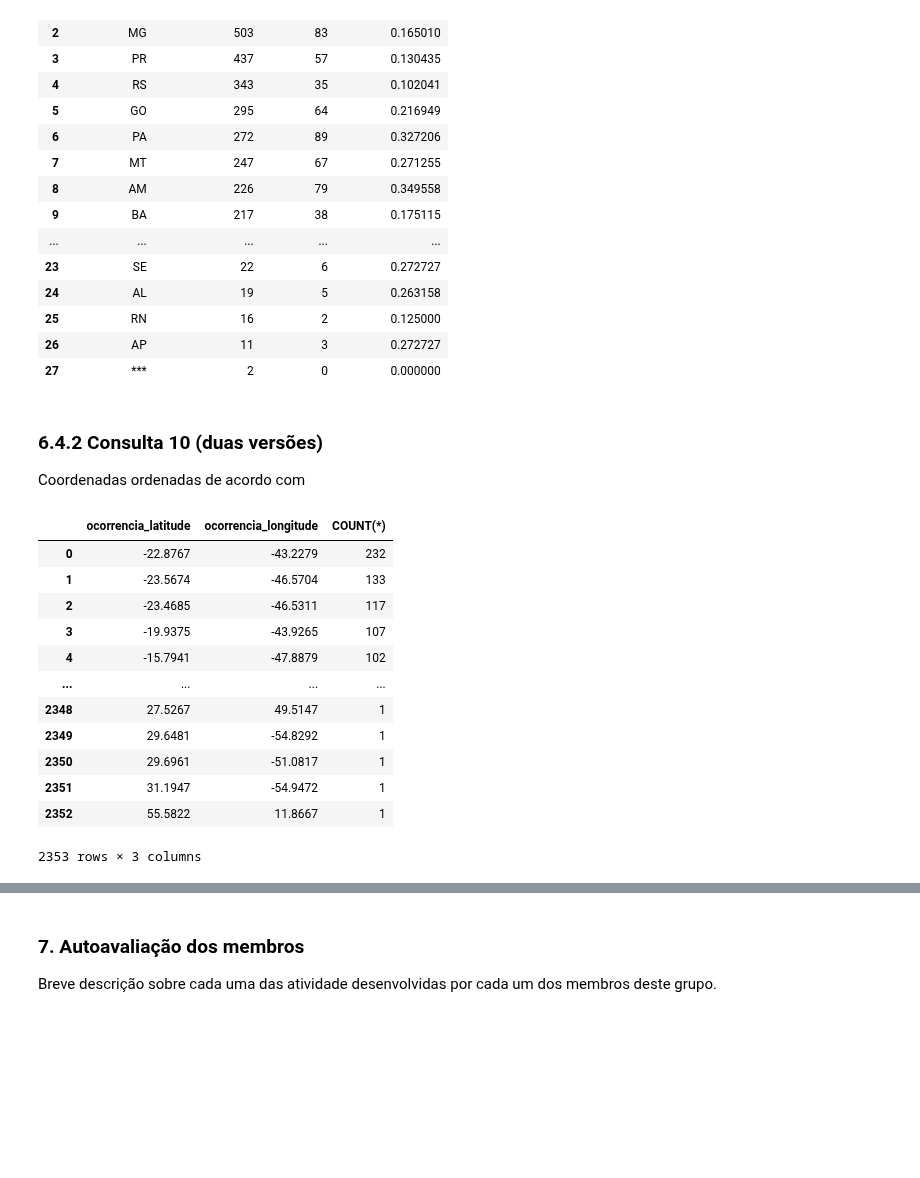
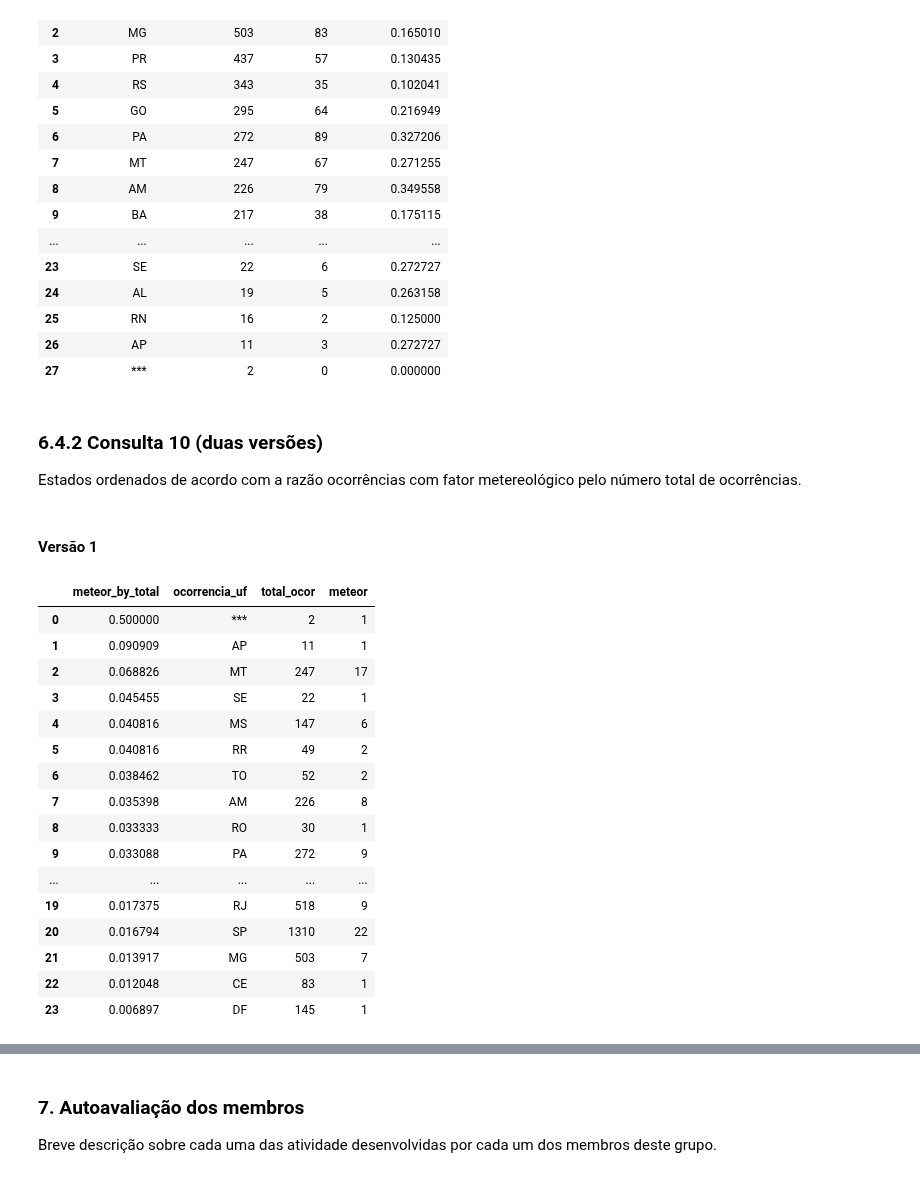
Before and after one commit to otavio-silva/IBD-TP2, a Jupyter notebook: code/TrabalhoPratico02.ipynb, the cells around one changed output, grey strips where cells are left out. Cells and saved outputs as stored; diff of their text form; code cells hidden in the pictures; blank space fills up the shorter version.

```diff
--- a/code/TrabalhoPratico02.ipynb
+++ b/code/TrabalhoPratico02.ipynb
@@ -862,30 +862,4 @@ pd.read_sql(query, conn)
 | 27 | *** | 2 | 0 | 0.000000 |
 # %% [markdown]
 ### 6.4.2 Consulta 10 (duas versões)
-Coordenadas ordenadas de acordo com
+Estados ordenados de acordo com a razão ocorrências com fator metereológico pelo número total de ocorrências.
-# %%
-# Versao 1
-query = """
-    SELECT ocorrencia_latitude,
-           ocorrencia_longitude,
-           COUNT(*)
-    FROM Ocorrencias
-    GROUP BY ocorrencia_latitude, ocorrencia_longitude
-    ORDER BY 3 desc
-"""
-
-pd.read_sql(query, conn)
-# %% [output]
-|  | ocorrencia_latitude | ocorrencia_longitude | COUNT(*) |
-| 0 | -22.8767 | -43.2279 | 232 |
-| 1 | -23.5674 | -46.5704 | 133 |
-| 2 | -23.4685 | -46.5311 | 117 |
-| 3 | -19.9375 | -43.9265 | 107 |
-| 4 | -15.7941 | -47.8879 | 102 |
-| ... | ... | ... | ... |
-| 2348 | 27.5267 | 49.5147 | 1 |
-| 2349 | 29.6481 | -54.8292 | 1 |
-| 2350 | 29.6961 | -51.0817 | 1 |
-| 2351 | 31.1947 | -54.9472 | 1 |
-| 2352 | 55.5822 | 11.8667 | 1 |
-2353 rows × 3 columns
@@ -893,0 +866,38 @@ pd.read_sql(query, conn)
+# %% [markdown]
+#### Versão 1
+# %%
+query = """
+    SELECT COUNT(*)/CAST(total_ocor as float) as meteor_by_total,
+           ocorrencia_uf,
+           total_ocor,
+           COUNT(*) as meteor
+    FROM Ocorrencias NATURAL JOIN FatoresContribuintes NATURAL JOIN
+    (
+        SELECT COUNT(*) AS total_ocor, ocorrencia_uf
+        FROM Ocorrencias
+        GROUP BY ocorrencia_uf
+    )
+    WHERE fator_nome = 'CONDIÇÕES METEOROLÓGICAS ADVERSAS'
+    GROUP BY ocorrencia_uf
+    ORDER BY meteor_by_total desc
+"""
+
+pd.read_sql(query, conn)
+# %% [output]
+|  | meteor_by_total | ocorrencia_uf | total_ocor | meteor |
+| 0 | 0.500000 | *** | 2 | 1 |
+| 1 | 0.090909 | AP | 11 | 1 |
+| 2 | 0.068826 | MT | 247 | 17 |
+| 3 | 0.045455 | SE | 22 | 1 |
+| 4 | 0.040816 | MS | 147 | 6 |
+| 5 | 0.040816 | RR | 49 | 2 |
+| 6 | 0.038462 | TO | 52 | 2 |
+| 7 | 0.035398 | AM | 226 | 8 |
+| 8 | 0.033333 | RO | 30 | 1 |
+| 9 | 0.033088 | PA | 272 | 9 |
+| ... | ... | ... | ... | ... |
+| 19 | 0.017375 | RJ | 518 | 9 |
+| 20 | 0.016794 | SP | 1310 | 22 |
+| 21 | 0.013917 | MG | 503 | 7 |
+| 22 | 0.012048 | CE | 83 | 1 |
+| 23 | 0.006897 | DF | 145 | 1 |
```
Also changed, not shown: parts of 3 cells of this notebook.
